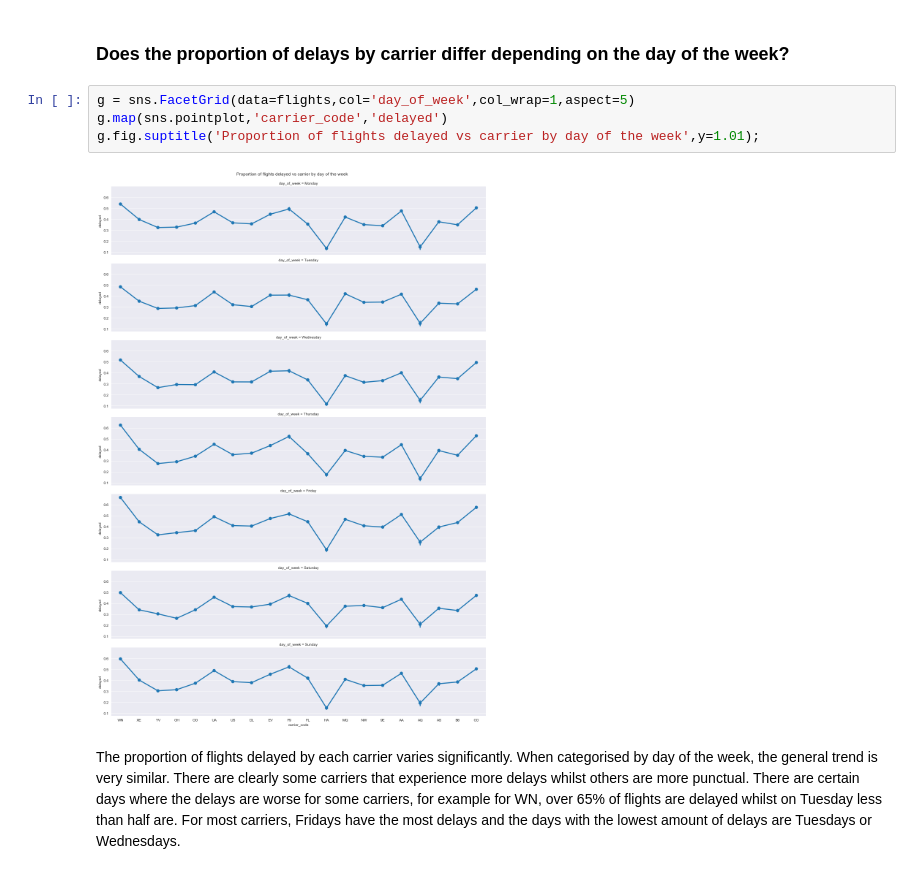
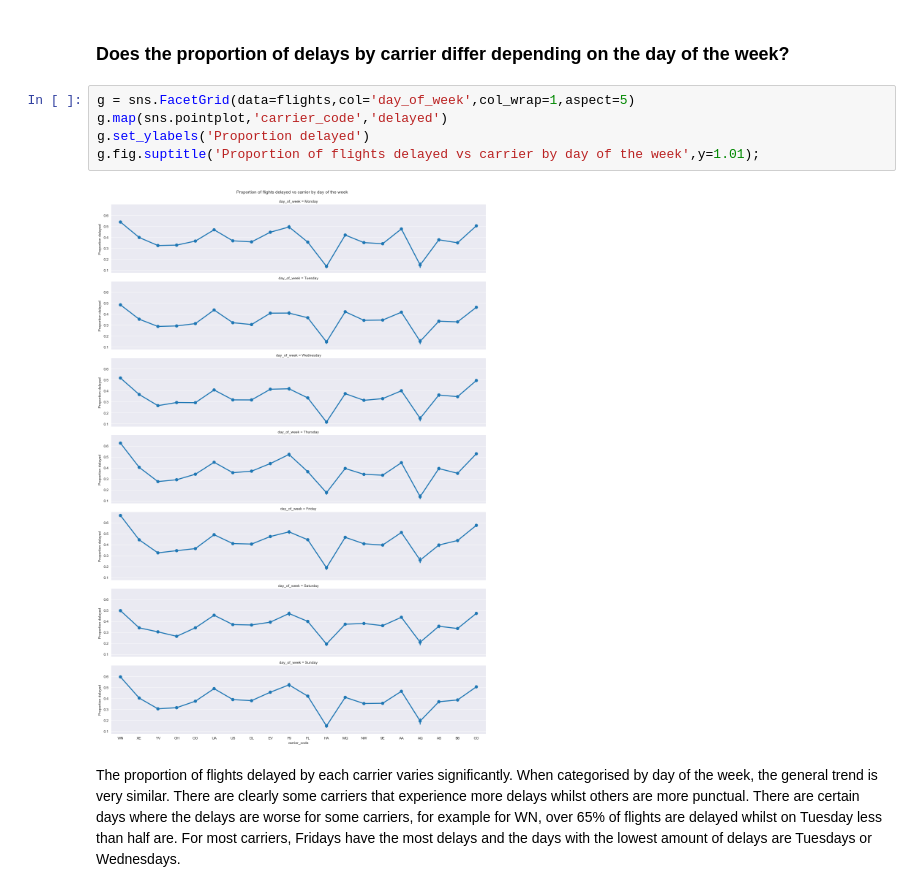
Before and after one commit to Vincentk-94/Communicate_data_findings, a Jupyter notebook: 2008 Flight Delays - Project.ipynb, the cells around one changed output. Drawn from its saved outputs; the diff is of its cells as text.

```diff
--- a/2008 Flight Delays - Project.ipynb
+++ b/2008 Flight Delays - Project.ipynb
@@ -1475,9 +1457,10 @@ When comparing the proportion of flights diverted, the proportion when compared
 # %%
 g = sns.FacetGrid(data=flights,col='day_of_week',col_wrap=1,aspect=5)
 g.map(sns.pointplot,'carrier_code','delayed')
+g.set_ylabels('Proportion delayed')
 g.fig.suptitle('Proportion of flights delayed vs carrier by day of the week',y=1.01);
 # %% [output]
-[figure, old version]
+[figure, new version]
 # %% [markdown]
 The proportion of flights delayed by each carrier varies significantly. When categorised by day of the week, the general trend is very similar. There are clearly some carriers that experience more delays whilst others are more punctual. There are certain days where the delays are worse for some carriers, for example for WN, over 65% of flights are delayed whilst on Tuesday less than half are. For most carriers, Fridays have the most delays and the days with the lowest amount of delays are Tuesdays or Wednesdays.
 # %% [markdown]
```
Also changed, not shown: parts of 12 cells of this notebook.
